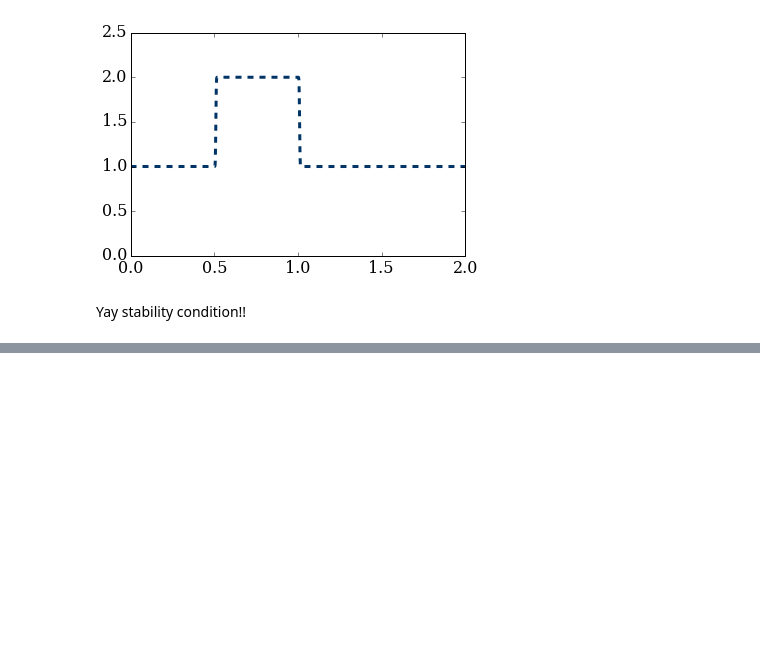
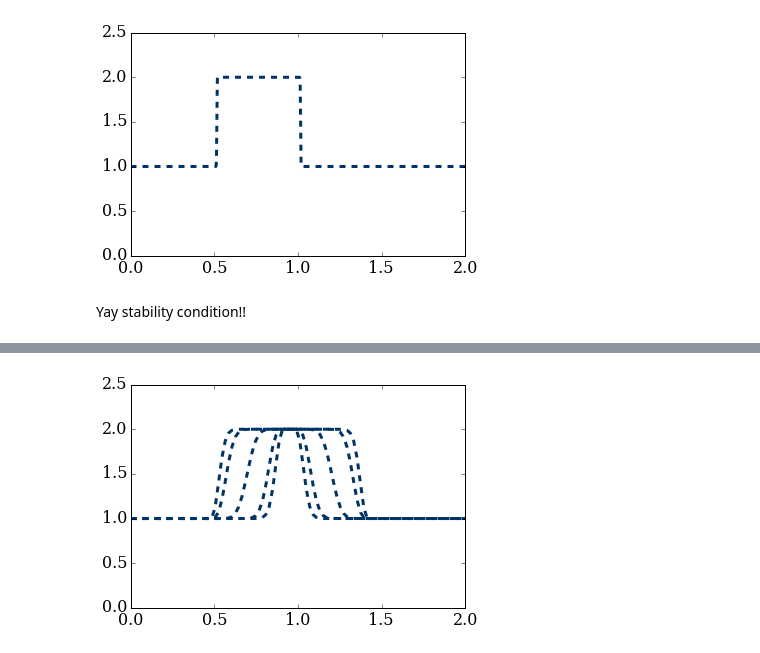
Before and after one commit to numerical-mooc/numerical-mooc, a Jupyter notebook: Chris Tiu/Spacetime/Tiu_Notebook_2.ipynb, the cells around one changed output, grey strips where cells are left out. Cells and saved outputs as stored; diff of their text form; code cells hidden in the pictures; blank space fills up the shorter version.

```diff
--- a/Chris Tiu/Spacetime/Tiu_Notebook_2.ipynb
+++ b/Chris Tiu/Spacetime/Tiu_Notebook_2.ipynb
@@ -135,0 +188,9 @@ Yay stability condition!!
+# %%
+#Linearconv(nx, sigma)
+linearconv(100, 0.1)
+linearconv(100, 0.2)
+linearconv(100, 0.5)
+linearconv(100, 0.8)
+linearconv(100, 0.9)
+# %% [output]
+[figure, added]
```
Also changed, not shown: parts of 7 cells of this notebook, 1 other file.
